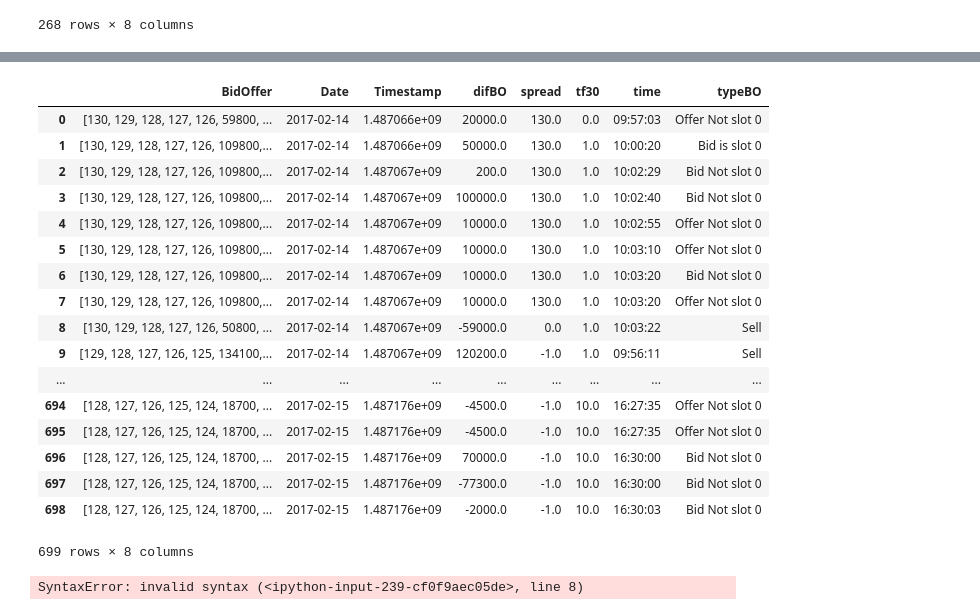
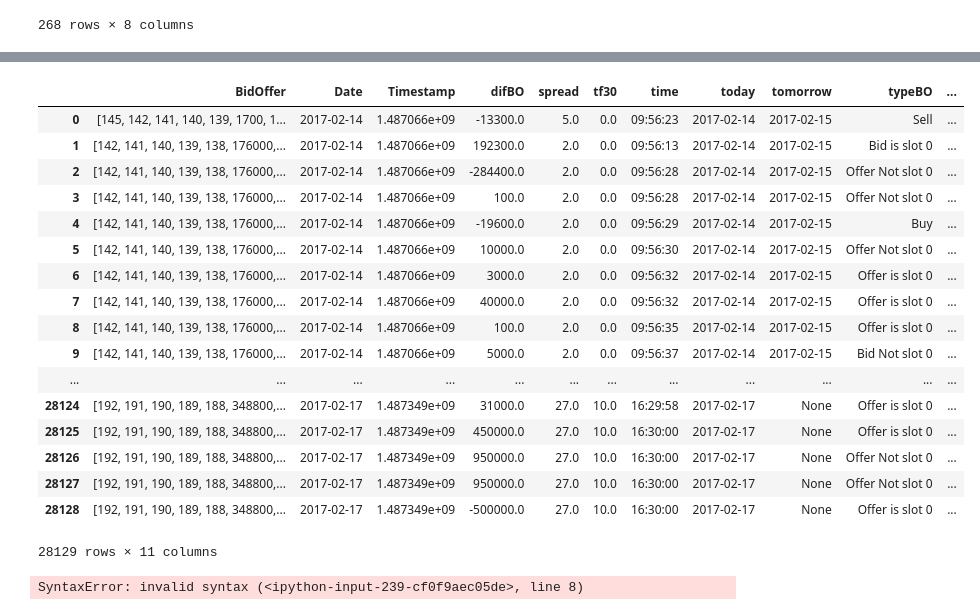
Before and after one commit to chotipat41688/SeProj, a Jupyter notebook: Ipython/readFile.ipynb, the cells around one changed output, grey strips where cells are left out. Drawn from its saved outputs; the diff is of its cells as text; code cells hidden in the pictures.

```diff
--- a/Ipython/readFile.ipynb
+++ b/Ipython/readFile.ipynb
@@ -8,7 +8,7 @@ import numpy as np
 import pandas as pd
 # %%
 symbols = ["OTO", "HPT", "AMANAH"]
-items = ["2017-02-14", "2017-02-15", "2017-02-16"]
+items = ["2017-02-14", "2017-02-15", "2017-02-16", "2017-02-17"]
 # items = ["2017-02-28"]
 # %%
 def getFreefloat():
@@ -1114,26 +1158,26 @@ if n == 10:
     dftest = dftest.assign(avg = stock['HPT'].loc[(stock['HPT']['tf30'] == n)  & (stock['HPT']['Date'] == today)]['spread'].mean())
     dftest = dftest.assign(predict = stock['HPT'].loc[(stock['HPT']['tf30'] == n-9)  & (stock['HPT']['Date'] == tomorrow)]['spread'].mean())
 # %%
-stock['HPT']
+stock['AMANAH']
 # %% [output]
-|  | BidOffer | Date | Timestamp | difBO | spread | tf30 | time | typeBO |
-| 0 | [130, 129, 128, 127, 126, 59800, ... | 2017-02-14 | 1.487066e+09 | 20000.0 | 130.0 | 0.0 | 09:57:03 | Offer Not slot 0 |
-| 1 | [130, 129, 128, 127, 126, 109800,... | 2017-02-14 | 1.487066e+09 | 50000.0 | 130.0 | 1.0 | 10:00:20 | Bid is slot 0 |
-| 2 | [130, 129, 128, 127, 126, 109800,... | 2017-02-14 | 1.487067e+09 | 200.0 | 130.0 | 1.0 | 10:02:29 | Bid Not slot 0 |
-| 3 | [130, 129, 128, 127, 126, 109800,... | 2017-02-14 | 1.487067e+09 | 100000.0 | 130.0 | 1.0 | 10:02:40 | Bid Not slot 0 |
-| 4 | [130, 129, 128, 127, 126, 109800,... | 2017-02-14 | 1.487067e+09 | 10000.0 | 130.0 | 1.0 | 10:02:55 | Offer Not slot 0 |
-| 5 | [130, 129, 128, 127, 126, 109800,... | 2017-02-14 | 1.487067e+09 | 10000.0 | 130.0 | 1.0 | 10:03:10 | Offer Not slot 0 |
-| 6 | [130, 129, 128, 127, 126, 109800,... | 2017-02-14 | 1.487067e+09 | 10000.0 | 130.0 | 1.0 | 10:03:20 | Bid Not slot 0 |
-| 7 | [130, 129, 128, 127, 126, 109800,... | 2017-02-14 | 1.487067e+09 | 10000.0 | 130.0 | 1.0 | 10:03:20 | Offer Not slot 0 |
-| 8 | [130, 129, 128, 127, 126, 50800, ... | 2017-02-14 | 1.487067e+09 | -59000.0 | 0.0 | 1.0 | 10:03:22 | Sell |
-| 9 | [129, 128, 127, 126, 125, 134100,... | 2017-02-14 | 1.487067e+09 | 120200.0 | -1.0 | 1.0 | 09:56:11 | Sell |
-| ... | ... | ... | ... | ... | ... | ... | ... | ... |
-| 694 | [128, 127, 126, 125, 124, 18700, ... | 2017-02-15 | 1.487176e+09 | -4500.0 | -1.0 | 10.0 | 16:27:35 | Offer Not slot 0 |
-| 695 | [128, 127, 126, 125, 124, 18700, ... | 2017-02-15 | 1.487176e+09 | -4500.0 | -1.0 | 10.0 | 16:27:35 | Offer Not slot 0 |
-| 696 | [128, 127, 126, 125, 124, 18700, ... | 2017-02-15 | 1.487176e+09 | 70000.0 | -1.0 | 10.0 | 16:30:00 | Bid Not slot 0 |
-| 697 | [128, 127, 126, 125, 124, 18700, ... | 2017-02-15 | 1.487176e+09 | -77300.0 | -1.0 | 10.0 | 16:30:00 | Bid Not slot 0 |
-| 698 | [128, 127, 126, 125, 124, 18700, ... | 2017-02-15 | 1.487176e+09 | -2000.0 | -1.0 | 10.0 | 16:30:03 | Bid Not slot 0 |
+|  | BidOffer | Date | Timestamp | difBO | spread | tf30 | time | today | tomorrow | typeBO | ... |
+| 0 | [145, 142, 141, 140, 139, 1700, 1... | 2017-02-14 | 1.487066e+09 | -13300.0 | 5.0 | 0.0 | 09:56:23 | 2017-02-14 | 2017-02-15 | Sell | ... |
+| 1 | [142, 141, 140, 139, 138, 176000,... | 2017-02-14 | 1.487066e+09 | 192300.0 | 2.0 | 0.0 | 09:56:13 | 2017-02-14 | 2017-02-15 | Bid is slot 0 | ... |
+| 2 | [142, 141, 140, 139, 138, 176000,... | 2017-02-14 | 1.487066e+09 | -284400.0 | 2.0 | 0.0 | 09:56:28 | 2017-02-14 | 2017-02-15 | Offer Not slot 0 | ... |
+| 3 | [142, 141, 140, 139, 138, 176000,... | 2017-02-14 | 1.487066e+09 | 100.0 | 2.0 | 0.0 | 09:56:28 | 2017-02-14 | 2017-02-15 | Offer Not slot 0 | ... |
+| 4 | [142, 141, 140, 139, 138, 176000,... | 2017-02-14 | 1.487066e+09 | -19600.0 | 2.0 | 0.0 | 09:56:29 | 2017-02-14 | 2017-02-15 | Buy | ... |
+| 5 | [142, 141, 140, 139, 138, 176000,... | 2017-02-14 | 1.487066e+09 | 10000.0 | 2.0 | 0.0 | 09:56:30 | 2017-02-14 | 2017-02-15 | Offer Not slot 0 | ... |
+| 6 | [142, 141, 140, 139, 138, 176000,... | 2017-02-14 | 1.487066e+09 | 3000.0 | 2.0 | 0.0 | 09:56:32 | 2017-02-14 | 2017-02-15 | Offer is slot 0 | ... |
+| 7 | [142, 141, 140, 139, 138, 176000,... | 2017-02-14 | 1.487066e+09 | 40000.0 | 2.0 | 0.0 | 09:56:32 | 2017-02-14 | 2017-02-15 | Offer is slot 0 | ... |
+| 8 | [142, 141, 140, 139, 138, 176000,... | 2017-02-14 | 1.487066e+09 | 100.0 | 2.0 | 0.0 | 09:56:35 | 2017-02-14 | 2017-02-15 | Offer is slot 0 | ... |
+| 9 | [142, 141, 140, 139, 138, 176000,... | 2017-02-14 | 1.487066e+09 | 5000.0 | 2.0 | 0.0 | 09:56:37 | 2017-02-14 | 2017-02-15 | Bid Not slot 0 | ... |
+| ... | ... | ... | ... | ... | ... | ... | ... | ... | ... | ... | ... |
+| 28124 | [192, 191, 190, 189, 188, 348800,... | 2017-02-17 | 1.487349e+09 | 31000.0 | 27.0 | 10.0 | 16:29:58 | 2017-02-17 | None | Offer is slot 0 | ... |
+| 28125 | [192, 191, 190, 189, 188, 348800,... | 2017-02-17 | 1.487349e+09 | 450000.0 | 27.0 | 10.0 | 16:30:00 | 2017-02-17 | None | Offer is slot 0 | ... |
+| 28126 | [192, 191, 190, 189, 188, 348800,... | 2017-02-17 | 1.487349e+09 | 950000.0 | 27.0 | 10.0 | 16:30:00 | 2017-02-17 | None | Offer Not slot 0 | ... |
+| 28127 | [192, 191, 190, 189, 188, 348800,... | 2017-02-17 | 1.487349e+09 | 950000.0 | 27.0 | 10.0 | 16:30:00 | 2017-02-17 | None | Offer Not slot 0 | ... |
+| 28128 | [192, 191, 190, 189, 188, 348800,... | 2017-02-17 | 1.487349e+09 | -500000.0 | 27.0 | 10.0 | 16:30:00 | 2017-02-17 | None | Offer is slot 0 | ... |
-699 rows × 8 columns
+28129 rows × 11 columns
 # %%
 # stock[sym].loc[stock[sym]['tf30'] == 1]['spread[sym]'].mean()
 dftest = stock['HPT'].loc[stock['HPT']['tf30'] == 2]
```
Also changed, not shown: parts of 10 cells of this notebook.
